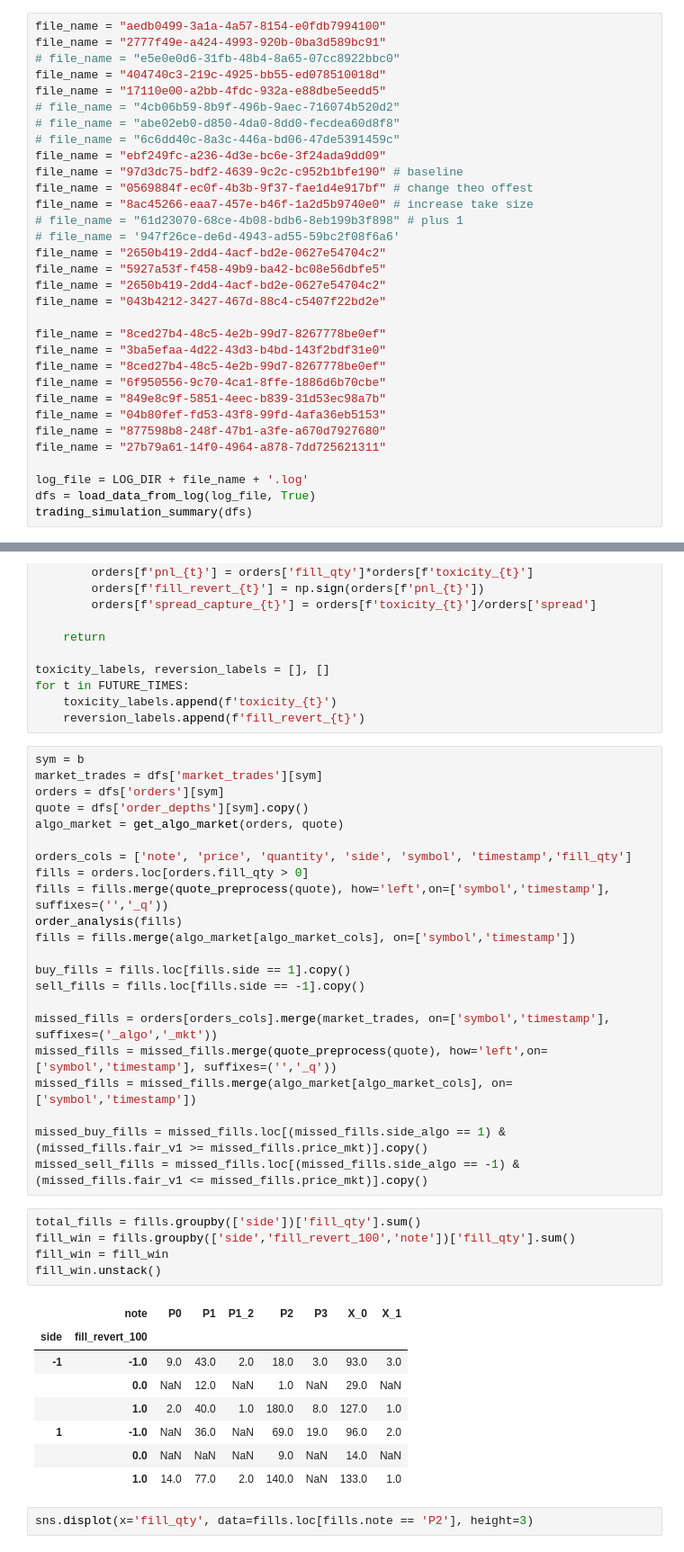
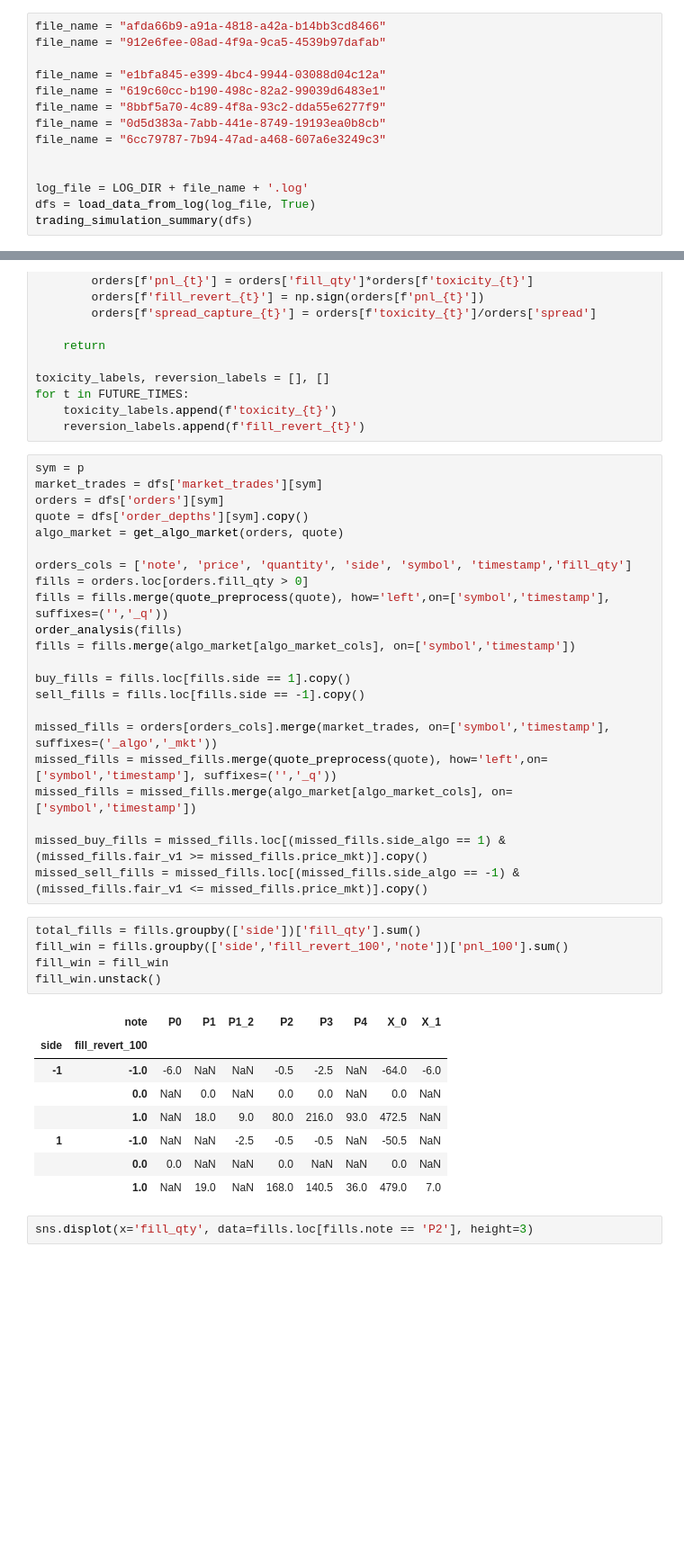
Before and after one commit to XiuLuoShen/imc_prosperity, a Jupyter notebook: Round1.ipynb, the cells around one changed output, grey strips where cells are left out. Shown at 90% size. Cells and saved outputs as stored; diff of their text form; blank space fills up the shorter version.

```diff
--- a/Round1.ipynb
+++ b/Round1.ipynb
@@ -626,33 +626,15 @@ def trading_simulation_summary(dfs):
 # %% [markdown]
 ## Load
 # %%
-file_name = "aedb0499-3a1a-4a57-8154-e0fdb7994100"
-file_name = "2777f49e-a424-4993-920b-0ba3d589bc91"
-# file_name = "e5e0e0d6-31fb-48b4-8a65-07cc8922bbc0"
-file_name = "404740c3-219c-4925-bb55-ed078510018d"
-file_name = "17110e00-a2bb-4fdc-932a-e88dbe5eedd5"
-# file_name = "4cb06b59-8b9f-496b-9aec-716074b520d2"
-# file_name = "abe02eb0-d850-4da0-8dd0-fecdea60d8f8"
-# file_name = "6c6dd40c-8a3c-446a-bd06-47de5391459c"
-file_name = "ebf249fc-a236-4d3e-bc6e-3f24ada9dd09"
-file_name = "97d3dc75-bdf2-4639-9c2c-c952b1bfe190" # baseline
-file_name = "0569884f-ec0f-4b3b-9f37-fae1d4e917bf" # change theo offest
-file_name = "8ac45266-eaa7-457e-b46f-1a2d5b9740e0" # increase take size
-# file_name = "61d23070-68ce-4b08-bdb6-8eb199b3f898" # plus 1
-# file_name = '947f26ce-de6d-4943-ad55-59bc2f08f6a6'
-file_name = "2650b419-2dd4-4acf-bd2e-0627e54704c2"
-file_name = "5927a53f-f458-49b9-ba42-bc08e56dbfe5"
-file_name = "2650b419-2dd4-4acf-bd2e-0627e54704c2"
-file_name = "043b4212-3427-467d-88c4-c5407f22bd2e"
+file_name = "afda66b9-a91a-4818-a42a-b14bb3cd8466"
+file_name = "912e6fee-08ad-4f9a-9ca5-4539b97dafab"
 
-file_name = "8ced27b4-48c5-4e2b-99d7-8267778be0ef"
-file_name = "3ba5efaa-4d22-43d3-b4bd-143f2bdf31e0"
-file_name = "8ced27b4-48c5-4e2b-99d7-8267778be0ef"
-file_name = "6f950556-9c70-4ca1-8ffe-1886d6b70cbe"
-file_name = "849e8c9f-5851-4eec-b839-31d53ec98a7b"
-file_name = "04b80fef-fd53-43f8-99fd-4afa36eb5153"
-file_name = "877598b8-248f-47b1-a3fe-a670d7927680"
-file_name = "27b79a61-14f0-4964-a878-7dd725621311"
+file_name = "e1bfa845-e399-4bc4-9944-03088d04c12a"
+file_name = "619c60cc-b190-498c-82a2-99039d6483e1"
+file_name = "8bbf5a70-4c89-4f8a-93c2-dda55e6277f9"
+file_name = "0d5d383a-7abb-441e-8749-19193ea0b8cb"
+file_name = "6cc79787-7b94-47ad-a468-607a6e3249c3"
+
 
 log_file = LOG_DIR + file_name + '.log'
 dfs = load_data_from_log(log_file, True)
@@ -778,7 +760,7 @@ for t in FUTURE_TIMES:
     toxicity_labels.append(f'toxicity_{t}')
     reversion_labels.append(f'fill_revert_{t}')
 # %%
-sym = b
+sym = p
 market_trades = dfs['market_trades'][sym]
 orders = dfs['orders'][sym]
 quote = dfs['order_depths'][sym].copy()
@@ -801,18 +783,18 @@ missed_buy_fills = missed_fills.loc[(missed_fills.side_algo == 1) & (missed_fill
 missed_sell_fills = missed_fills.loc[(missed_fills.side_algo == -1) & (missed_fills.fair_v1 <= missed_fills.price_mkt)].copy()
 # %%
 total_fills = fills.groupby(['side'])['fill_qty'].sum()
-fill_win = fills.groupby(['side','fill_revert_100','note'])['fill_qty'].sum()
+fill_win = fills.groupby(['side','fill_revert_100','note'])['pnl_100'].sum()
 fill_win = fill_win
 fill_win.unstack()
 # %% [output]
-|  | note | P0 | P1 | P1_2 | P2 | P3 | X_0 | X_1 |
-| side | fill_revert_100 |  |  |  |  |  |  |  |
-| -1 | -1.0 | 9.0 | 43.0 | 2.0 | 18.0 | 3.0 | 93.0 | 3.0 |
-|  | 0.0 | NaN | 12.0 | NaN | 1.0 | NaN | 29.0 | NaN |
-|  | 1.0 | 2.0 | 40.0 | 1.0 | 180.0 | 8.0 | 127.0 | 1.0 |
-| 1 | -1.0 | NaN | 36.0 | NaN | 69.0 | 19.0 | 96.0 | 2.0 |
-|  | 0.0 | NaN | NaN | NaN | 9.0 | NaN | 14.0 | NaN |
-|  | 1.0 | 14.0 | 77.0 | 2.0 | 140.0 | NaN | 133.0 | 1.0 |
+|  | note | P0 | P1 | P1_2 | P2 | P3 | P4 | X_0 | X_1 |
+| side | fill_revert_100 |  |  |  |  |  |  |  |  |
+| -1 | -1.0 | -6.0 | NaN | NaN | -0.5 | -2.5 | NaN | -64.0 | -6.0 |
+|  | 0.0 | NaN | 0.0 | NaN | 0.0 | 0.0 | NaN | 0.0 | NaN |
+|  | 1.0 | NaN | 18.0 | 9.0 | 80.0 | 216.0 | 93.0 | 472.5 | NaN |
+| 1 | -1.0 | NaN | NaN | -2.5 | -0.5 | -0.5 | NaN | -50.5 | NaN |
+|  | 0.0 | 0.0 | NaN | NaN | 0.0 | NaN | NaN | 0.0 | NaN |
+|  | 1.0 | NaN | 19.0 | NaN | 168.0 | 140.5 | 36.0 | 479.0 | 7.0 |
 # %%
 sns.displot(x='fill_qty', data=fills.loc[fills.note == 'P2'], height=3)
 # %% [output]
```
Also changed, not shown: parts of 1 cell of this notebook, 4 other files.
